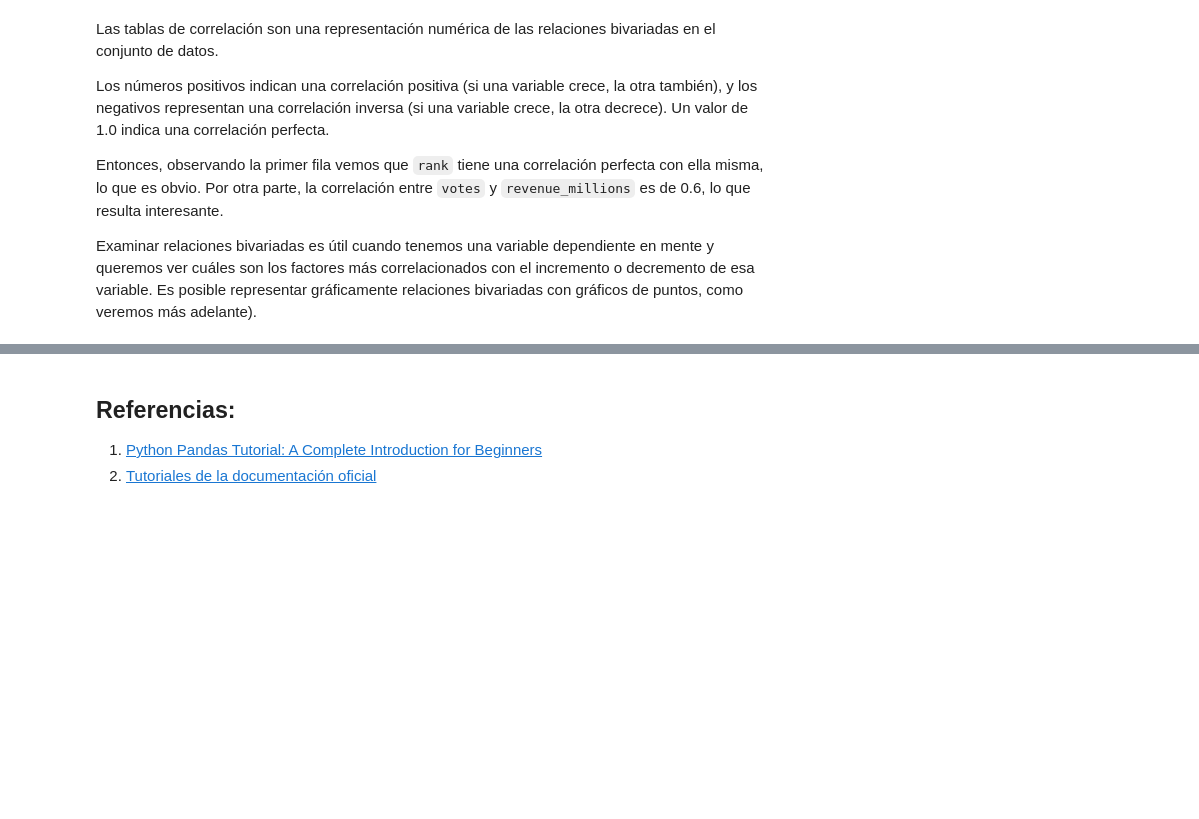
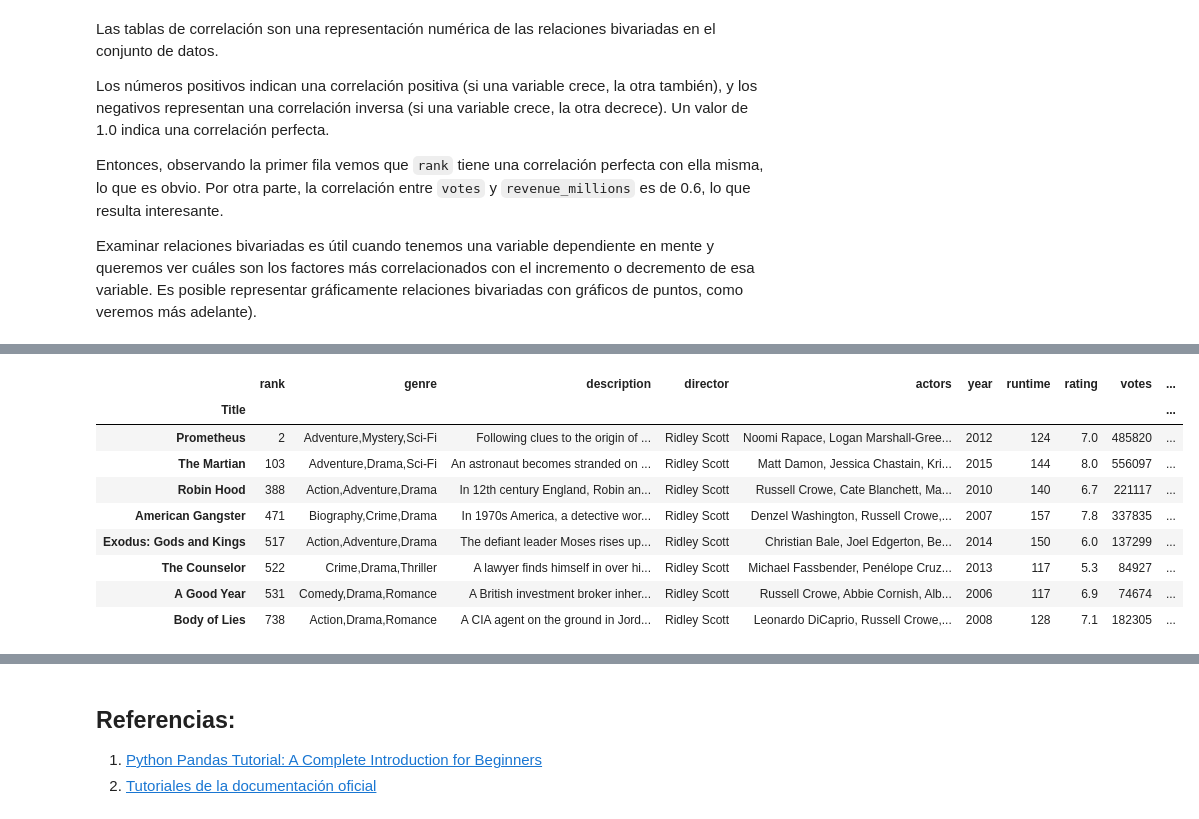
Before and after one commit to manuxch/intro2prog, a Jupyter notebook: pandas/pandas.ipynb, the cells around one changed output, grey strips where cells are left out. Saved outputs shown, nothing was run; the diff lists cells and outputs as text; code cells hidden in the pictures; blank space fills up the shorter version.

```diff
--- a/pandas/pandas.ipynb
+++ b/pandas/pandas.ipynb
@@ -526,0 +642,13 @@ Examinar relaciones bivariadas es útil cuando tenemos una variable dependiente
+# %%
+movies_df[movies_df['director'] == 'Ridley Scott']
+# %% [output]
+|  | rank | genre | description | director | actors | year | runtime | rating | votes | ... |
+| Title |  |  |  |  |  |  |  |  |  | ... |
+| Prometheus | 2 | Adventure,Mystery,Sci-Fi | Following clues to the origin of ... | Ridley Scott | Noomi Rapace, Logan Marshall-Gree... | 2012 | 124 | 7.0 | 485820 | ... |
+| The Martian | 103 | Adventure,Drama,Sci-Fi | An astronaut becomes stranded on ... | Ridley Scott | Matt Damon, Jessica Chastain, Kri... | 2015 | 144 | 8.0 | 556097 | ... |
+| Robin Hood | 388 | Action,Adventure,Drama | In 12th century England, Robin an... | Ridley Scott | Russell Crowe, Cate Blanchett, Ma... | 2010 | 140 | 6.7 | 221117 | ... |
+| American Gangster | 471 | Biography,Crime,Drama | In 1970s America, a detective wor... | Ridley Scott | Denzel Washington, Russell Crowe,... | 2007 | 157 | 7.8 | 337835 | ... |
+| Exodus: Gods and Kings | 517 | Action,Adventure,Drama | The defiant leader Moses rises up... | Ridley Scott | Christian Bale, Joel Edgerton, Be... | 2014 | 150 | 6.0 | 137299 | ... |
+| The Counselor | 522 | Crime,Drama,Thriller | A lawyer finds himself in over hi... | Ridley Scott | Michael Fassbender, Penélope Cruz... | 2013 | 117 | 5.3 | 84927 | ... |
+| A Good Year | 531 | Comedy,Drama,Romance | A British investment broker inher... | Ridley Scott | Russell Crowe, Abbie Cornish, Alb... | 2006 | 117 | 6.9 | 74674 | ... |
+| Body of Lies | 738 | Action,Drama,Romance | A CIA agent on the ground in Jord... | Ridley Scott | Leonardo DiCaprio, Russell Crowe,... | 2008 | 128 | 7.1 | 182305 | ... |
```
Also changed, not shown: parts of 27 cells of this notebook.
